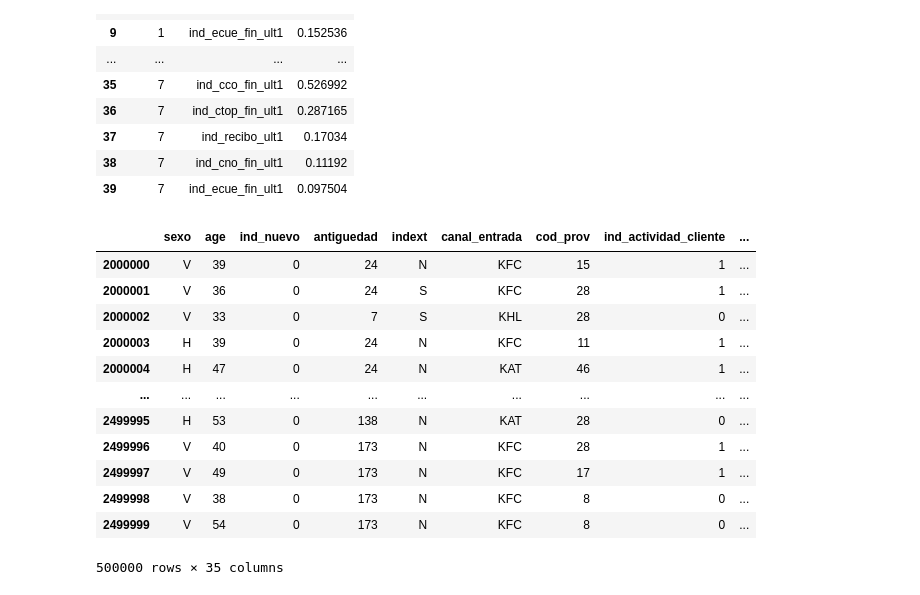
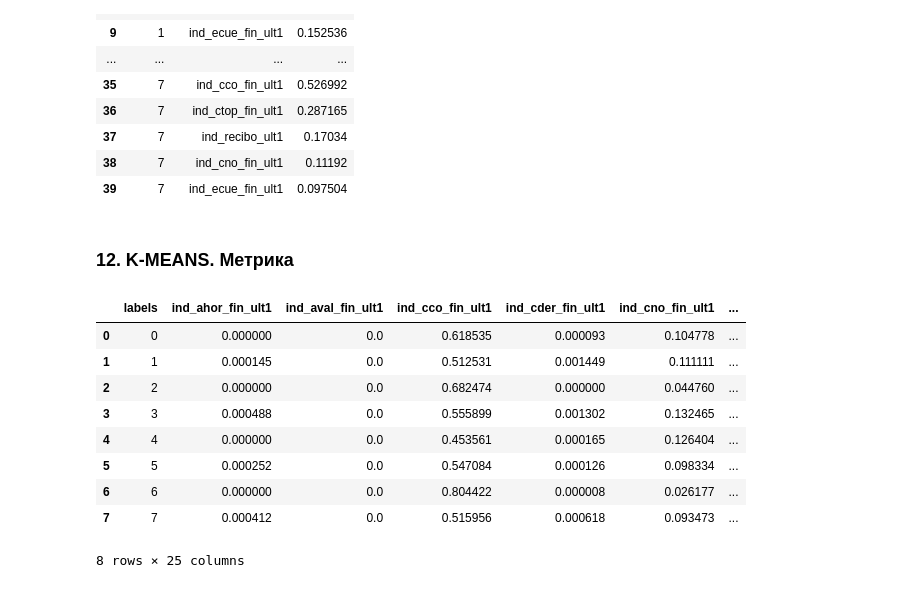
Before and after one commit to marsel171/mle-project-final, a Jupyter notebook: recommendations_modeling.ipynb, the cells around one changed output. Cells and saved outputs as stored; diff of their text form; code cells hidden in the pictures.

Commit message:
finished Kmeans

```diff
--- a/recommendations_modeling.ipynb
+++ b/recommendations_modeling.ipynb
@@ -574,14 +799,21 @@ als_recommendations.to_parquet("als_recommendations.parquet")
 # Импортируем необходимые библиотеки
 
 import pandas as pd
+import numpy as np
 from sklearn.preprocessing import OneHotEncoder, StandardScaler
 from sklearn.cluster import KMeans
-from sklearn.metrics import f1_score
+import sklearn.metrics
+import os
+import pickle
+
+ASSETS_DIR = "assets"
+DATA_DIR = "data"
+MODEL_DIR = "models"
 # %%
 # Загружаем данные
 
-df = pd.read_parquet("data/train_ver2_clean.parquet")
-products_catalog = pd.read_parquet("data/products_catalog.parquet")
+df = pd.read_parquet(os.path.join(DATA_DIR, "train_ver2_clean.parquet"))
+products_catalog = pd.read_parquet(os.path.join(DATA_DIR, "products_catalog.parquet"))
 
 # Уберем лишние колонки
 df = (
@@ -748,25 +974,28 @@ drop_res_train_df
 | 37 | 7 | ind_recibo_ult1 | 0.17034 |
 | 38 | 7 | ind_cno_fin_ult1 | 0.11192 |
 | 39 | 7 | ind_ecue_fin_ult1 | 0.097504 |
+# %% [markdown]
+### 12. K-MEANS. Метрика
 # %%
-# Получим кластеры для тестового набора
+# Предскажем кластеры для тестового набора
 
 drop_res_test = coding_features(
     one_hot_drop, standart_scaler, df_test, cat_cols, num_cols
 )
 df_test["labels"] = kmeans.predict(drop_res_test)
-df_test
+
+kmeans_recs_test = (
+    df_test.groupby("labels")[products_catalog["names"].to_list()].mean().reset_index()
+)
+kmeans_recs_test
 # %% [output]
-|  | sexo | age | ind_nuevo | antiguedad | indext | canal_entrada | cod_prov | ind_actividad_cliente | ... |
-| 2000000 | V | 39 | 0 | 24 | N | KFC | 15 | 1 | ... |
-| 2000001 | V | 36 | 0 | 24 | S | KFC | 28 | 1 | ... |
-| 2000002 | V | 33 | 0 | 7 | S | KHL | 28 | 0 | ... |
-| 2000003 | H | 39 | 0 | 24 | N | KFC | 11 | 1 | ... |
-| 2000004 | H | 47 | 0 | 24 | N | KAT | 46 | 1 | ... |
-| ... | ... | ... | ... | ... | ... | ... | ... | ... | ... |
-| 2499995 | H | 53 | 0 | 138 | N | KAT | 28 | 0 | ... |
-| 2499996 | V | 40 | 0 | 173 | N | KFC | 28 | 1 | ... |
-| 2499997 | V | 49 | 0 | 173 | N | KFC | 17 | 1 | ... |
-| 2499998 | V | 38 | 0 | 173 | N | KFC | 8 | 0 | ... |
-| 2499999 | V | 54 | 0 | 173 | N | KFC | 8 | 0 | ... |
+|  | labels | ind_ahor_fin_ult1 | ind_aval_fin_ult1 | ind_cco_fin_ult1 | ind_cder_fin_ult1 | ind_cno_fin_ult1 | ... |
+| 0 | 0 | 0.000000 | 0.0 | 0.618535 | 0.000093 | 0.104778 | ... |
+| 1 | 1 | 0.000145 | 0.0 | 0.512531 | 0.001449 | 0.111111 | ... |
+| 2 | 2 | 0.000000 | 0.0 | 0.682474 | 0.000000 | 0.044760 | ... |
+| 3 | 3 | 0.000488 | 0.0 | 0.555899 | 0.001302 | 0.132465 | ... |
+| 4 | 4 | 0.000000 | 0.0 | 0.453561 | 0.000165 | 0.126404 | ... |
+| 5 | 5 | 0.000252 | 0.0 | 0.547084 | 0.000126 | 0.098334 | ... |
+| 6 | 6 | 0.000000 | 0.0 | 0.804422 | 0.000008 | 0.026177 | ... |
+| 7 | 7 | 0.000412 | 0.0 | 0.515956 | 0.000618 | 0.093473 | ... |
-500000 rows × 35 columns
+8 rows × 25 columns
```
Also changed, not shown: parts of 57 cells of this notebook.
